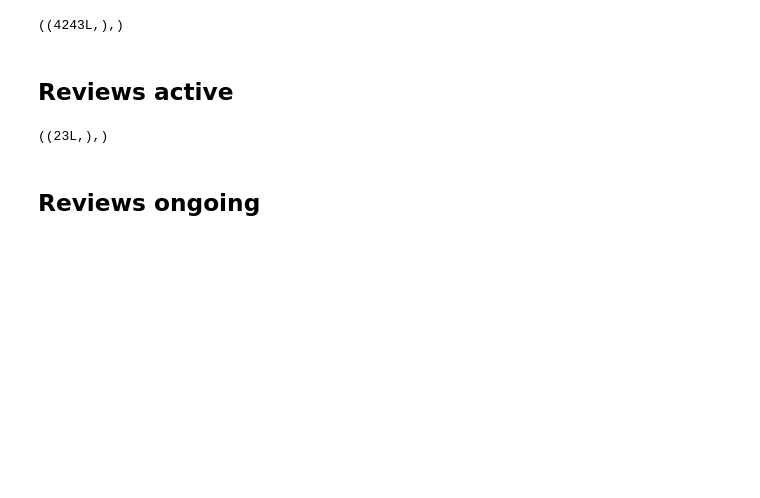
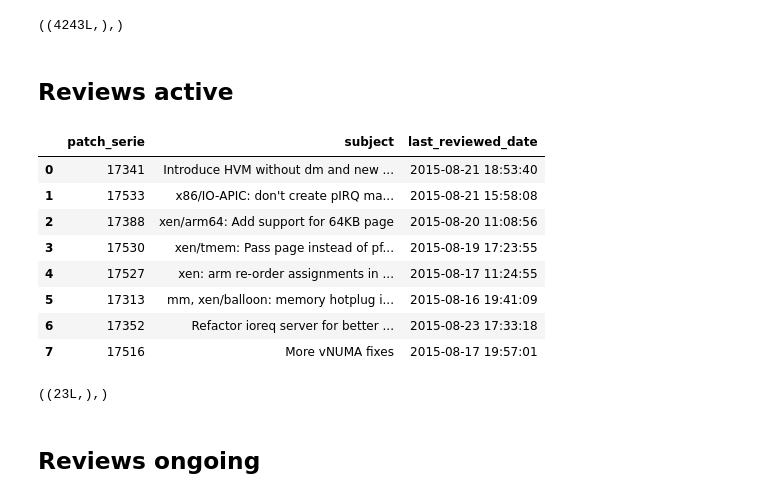
Before and after one commit to dicortazar/ipython-notebooks, a Jupyter notebook: projects/xen-analysis/Code-Review-Metrics.ipynb, the cells around one changed output. Drawn from its saved outputs; the diff is of its cells as text; code cells hidden in the pictures; blank space fills up the shorter version.

```diff
--- a/projects/xen-analysis/Code-Review-Metrics.ipynb
+++ b/projects/xen-analysis/Code-Review-Metrics.ipynb
@@ -620,6 +643,20 @@ query = """ SELECT DISTINCT ps.id as reviewed_patch_serie,
             GROUP BY ps.id
             ORDER BY f.date desc """ # INITIAL VALUE OF 60 DAYS
 recent_reviews = execute_query(cursor, query)
+# %%
+recent_reviews_list = list(recent_reviews)
+recent_reviews_df = DataFrame(recent_reviews_list, columns=["patch_serie", "subject", "last_reviewed_date"])
+recent_reviews_df
+# %% [output]
+|  | patch_serie | subject | last_reviewed_date |
+| 0 | 17341 | Introduce HVM without dm and new ... | 2015-08-21 18:53:40 |
+| 1 | 17533 | x86/IO-APIC: don't create pIRQ ma... | 2015-08-21 15:58:08 |
+| 2 | 17388 | xen/arm64: Add support for 64KB page | 2015-08-20 11:08:56 |
+| 3 | 17530 | xen/tmem: Pass page instead of pf... | 2015-08-19 17:23:55 |
+| 4 | 17527 | xen: arm re-order assignments in ... | 2015-08-17 11:24:55 |
+| 5 | 17313 | mm, xen/balloon: memory hotplug i... | 2015-08-16 19:41:09 |
+| 6 | 17352 | Refactor ioreq server for better ... | 2015-08-23 17:33:18 |
+| 7 | 17516 | More vNUMA fixes | 2015-08-17 19:57:01 |
 # %%
 query = """ SELECT COUNT(DISTINCT(ps.id)) as reviewed_patch_serie
             FROM patch_series ps,
```
Also changed, not shown: parts of 5 cells of this notebook.
